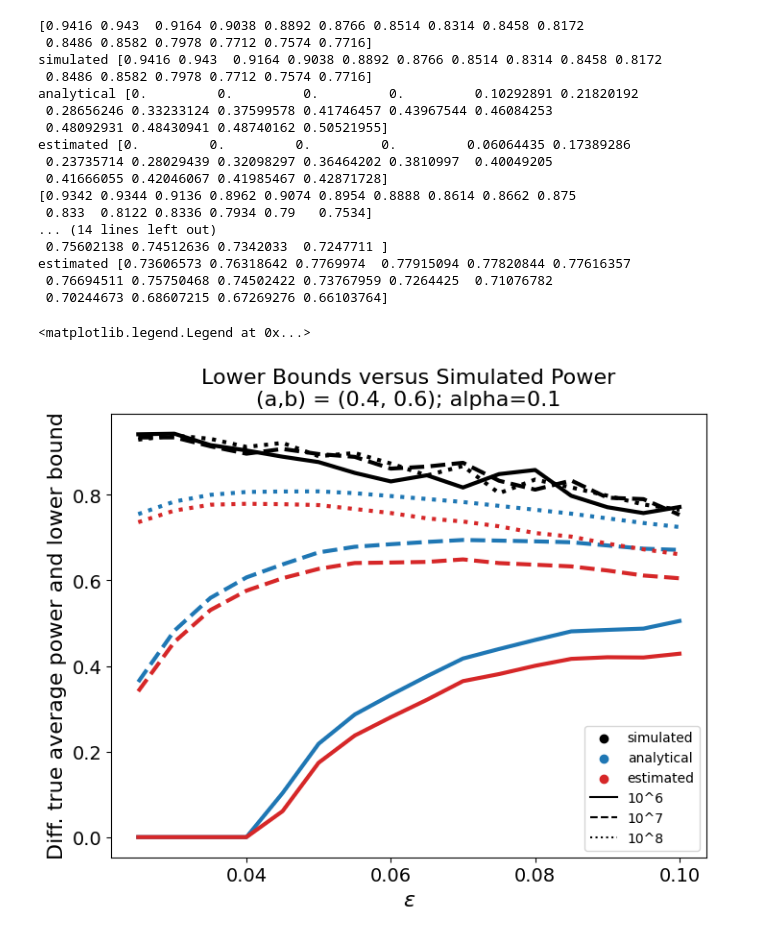
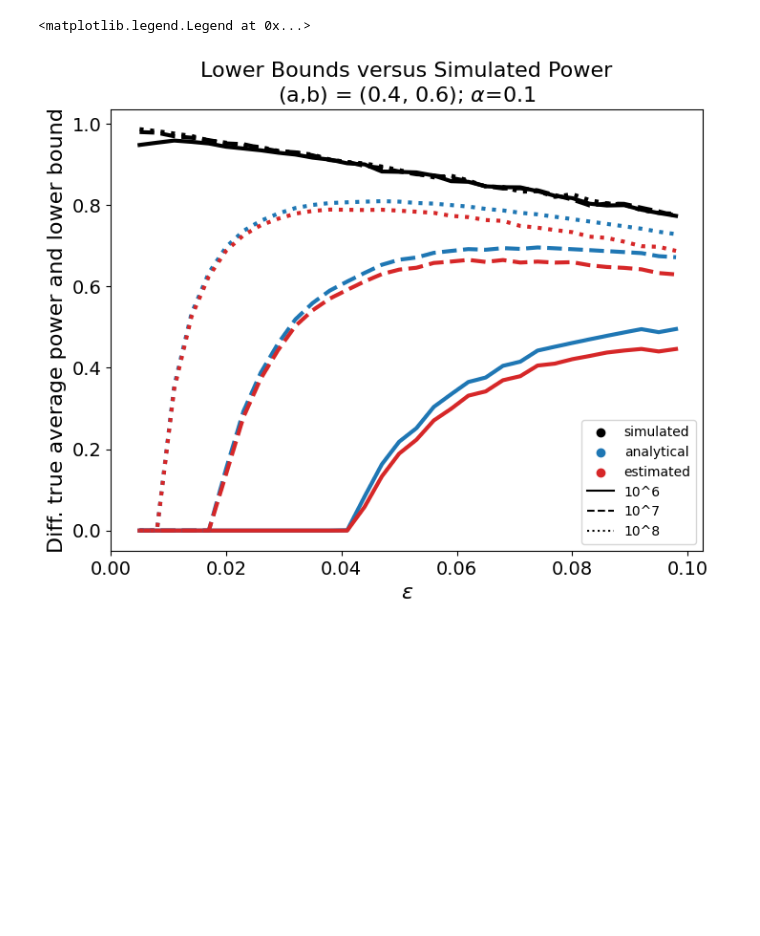
Before and after one commit to hhelm10/semsim, a Jupyter notebook: experiments/hayden/error_estimating_power_bound.ipynb, the cells around one changed output. Saved outputs shown, nothing was run; the diff lists cells and outputs as text; code cells hidden in the pictures; blank space fills up the shorter version.

```diff
--- a/experiments/hayden/error_estimating_power_bound.ipynb
+++ b/experiments/hayden/error_estimating_power_bound.ipynb
@@ -178,17 +133,16 @@ np.random.seed(1)
 
 alpha=0.1
 
-budget = 10**7
-
-initial_m=100
+initial_m=25
 initial_r=100
 
-min_epsilon=0.025
+min_epsilon=0.005
 max_epsilon=0.1
-epsilon_step_size = 0.005
+epsilon_step_size = 0.001
 epsilon_list = np.arange(min_epsilon, max_epsilon, epsilon_step_size)
 
-n_mc = 1
+n_p_test = 10000
+n_mc = 100
 
 budget_list = [10**6, 10**7, 10**8]
 
@@ -212,55 +166,48 @@ for (a,b) in a_b_list:
         for j,epsilon in enumerate(tqdm(epsilon_list)):
             power_dict[(a,b)][budget]['analytical'][epsilon] = evaluate_epsilon(a, b, epsilon, alpha, budget, 'analytical')['approximate_power']
             power_dict[(a,b)][budget]['estimated'][epsilon] = evaluate_epsilon(a, b, epsilon, alpha, budget, 'estimated', initial_m=initial_m, initial_r=initial_r)['approximate_power']
-            power_dict[(a,b)][budget]['simulated'][epsilon] = evaluate_epsilon(a, b, epsilon, alpha, budget, 'simulated', 500, 10)['approximate_power']
+            power_dict[(a,b)][budget]['simulated'][epsilon] = evaluate_epsilon(a, b, epsilon, alpha, budget, 'simulated',n_p_test, n_mc)['approximate_power']
+
+pickle.dump(power_dict, open('data/evaluating_power_bounds.p', 'wb'))
 # %%
+np.random.seed(1)
+
+alpha=0.1
+
+budget_list = [10**6, 10**7, 10**8]
+a,b = (0.4, 0.6)
+
+min_epsilon=0.005
+max_epsilon=0.1
+epsilon_step_size = 0.001
+epsilon_list = np.arange(min_epsilon, max_epsilon, epsilon_step_size)
+
+power_dict = pickle.load(open('data/evaluating_power_bounds.p', 'rb'))
 fig, ax = plt.subplots(1,1, figsize=(8,6), sharex=True, sharey=True)
 
-ls_dict = {10**6: '-', 10**7: '--', 10**8: ':'}
+ls_dict = {budget_list[0]: '-', budget_list[1]: '--', budget_list[2]: ':'}
 color_dict = {'simulated': 'k', 'analytical': 'tab:blue', 'estimated': 'tab:red'}
 for budget in budget_list:
-    simulated = np.array(list(power_dict[(a,b)][budget]['simulated'].values())).flatten()
-    print(simulated)
     for method in ['simulated', 'analytical', 'estimated']:
-        print(method, np.array(list(power_dict[(a,b)][budget][method].values())).flatten())
         values = np.array(list(power_dict[(a,b)][budget][method].values())).flatten()
-        # diff = simulated - values
-        # print(diff)
-
-        ax.plot(epsilon_list, values, ls=ls_dict[budget], lw=3, c=color_dict[method])
+        ax.plot(epsilon_list[::3], values[::3], ls=ls_dict[budget], lw=3, c=color_dict[method])
 
 xlim, ylim = ax.get_xlim(), ax.get_ylim()
 for method, color in color_dict.items():
     ax.scatter(-100, -100, c=color, label=method)
 
 for budget, ls in ls_dict.items():
     ax.axhline(-100, c='k', label=f'10^{int(np.log10(budget))}', ls=ls)
 
 ax.set_ylim(*ylim), ax.set_xlim(*xlim)
-ax.set_title('Lower Bounds versus Simulated Power\n(a,b) = (0.4, 0.6); alpha=0.1', fontsize=16)
+ax.set_title('Lower Bounds versus Simulated Power\n(a,b) = (0.4, 0.6);' + r' $\alpha$=0.1', fontsize=16)
 ax.set_ylabel('Diff. true average power and lower bound', fontsize=16)
 ax.set_xlabel(r'$\epsilon $', fontsize=16)
-ax.set_xticks([0.04, 0.06, 0.08, 0.1])
+ax.set_xticks([0, 0.02, 0.04, 0.06, 0.08, 0.1])
 ax.tick_params(labelsize=14)
 ax.legend()
-# power_dict[(a,b)][10**8][epsilon]
+
+# plt.savefig('figures/estimating_power.pdf')
 # %% [output]
-[0.9416 0.943  0.9164 0.9038 0.8892 0.8766 0.8514 0.8314 0.8458 0.8172
- 0.8486 0.8582 0.7978 0.7712 0.7574 0.7716]
-simulated [0.9416 0.943  0.9164 0.9038 0.8892 0.8766 0.8514 0.8314 0.8458 0.8172
- 0.8486 0.8582 0.7978 0.7712 0.7574 0.7716]
-analytical [0.         0.         0.         0.         0.10292891 0.21820192
- 0.28656246 0.33233124 0.37599578 0.41746457 0.43967544 0.46084253
- 0.48092931 0.48430941 0.48740162 0.50521955]
-estimated [0.         0.         0.         0.         0.06064435 0.17389286
- 0.23735714 0.28029439 0.32098297 0.36464202 0.3810997  0.40049205
- 0.41666055 0.42046067 0.41985467 0.42871728]
-[0.9342 0.9344 0.9136 0.8962 0.9074 0.8954 0.8888 0.8614 0.8662 0.875
- 0.833  0.8122 0.8336 0.7934 0.79   0.7534]
-... (14 lines left out)
- 0.75602138 0.74512636 0.7342033  0.7247711 ]
-estimated [0.73606573 0.76318642 0.7769974  0.77915094 0.77820844 0.77616357
- 0.76694511 0.75750468 0.74502422 0.73767959 0.7264425  0.71076782
- 0.70244673 0.68607215 0.67269276 0.66103764]
+<matplotlib.legend.Legend at 0x...>
-<matplotlib.legend.Legend at 0x...>
-[figure, old version]
+[figure, new version]
```
Also changed, not shown: parts of 1 cell of this notebook, 15 other files.
